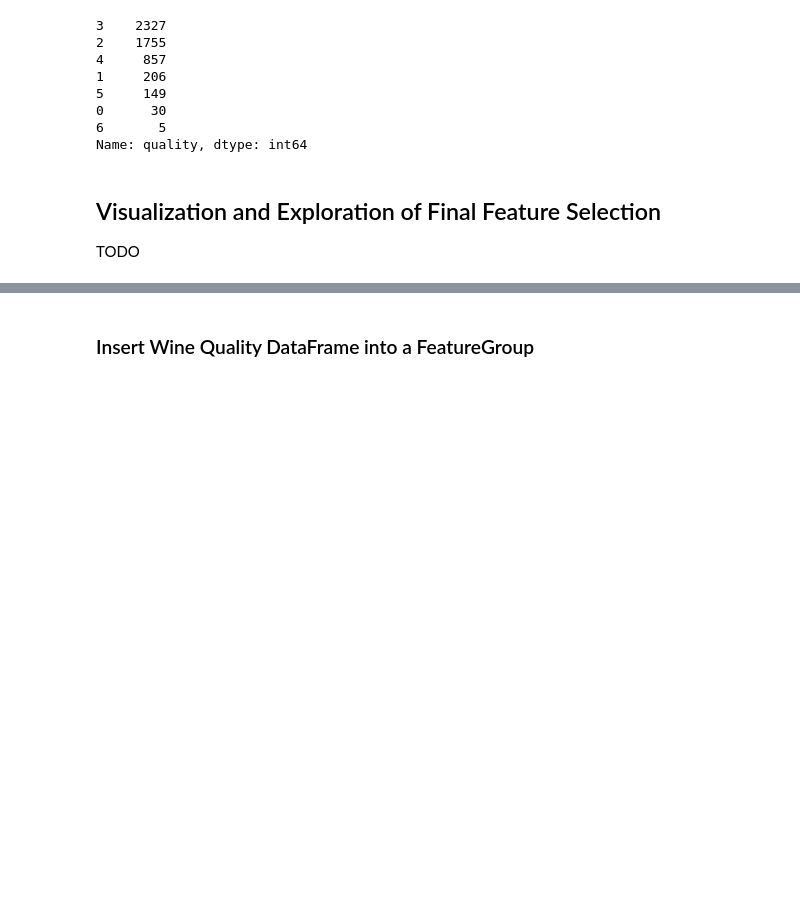
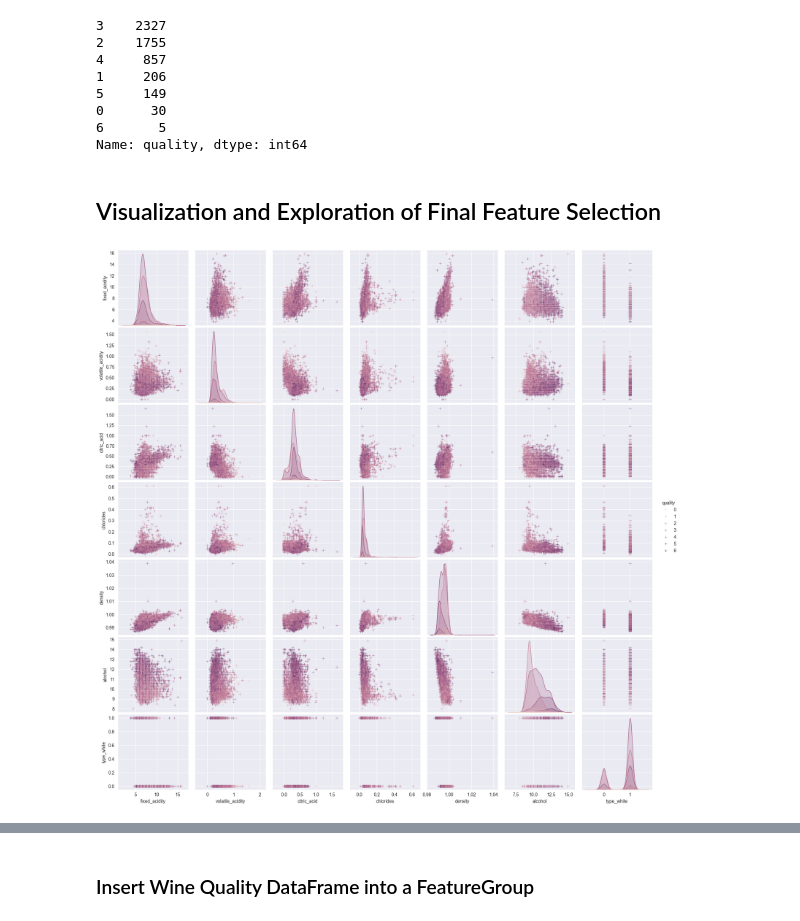
Before and after one commit to MarieGotthardt/id2223-lab1, a Jupyter notebook: wine-eda-and-backfill-feature-group.ipynb, the cells around one changed output, grey strips where cells are left out. Saved outputs shown, nothing was run; the diff lists cells and outputs as text; code cells hidden in the pictures; blank space fills up the shorter version.

```diff
--- a/wine-eda-and-backfill-feature-group.ipynb
+++ b/wine-eda-and-backfill-feature-group.ipynb
@@ -344,5 +340,8 @@ wine_df["quality"].value_counts()
 Name: quality, dtype: int64
 # %% [markdown]
 ## Visualization and Exploration of Final Feature Selection
-
-TODO
+# %%
+g = sns.pairplot(wine_df, hue='quality', markers='+')
+plt.show()
+# %% [output]
+[figure, added]
```
Also changed, not shown: parts of 6 cells of this notebook, 5 other files.
